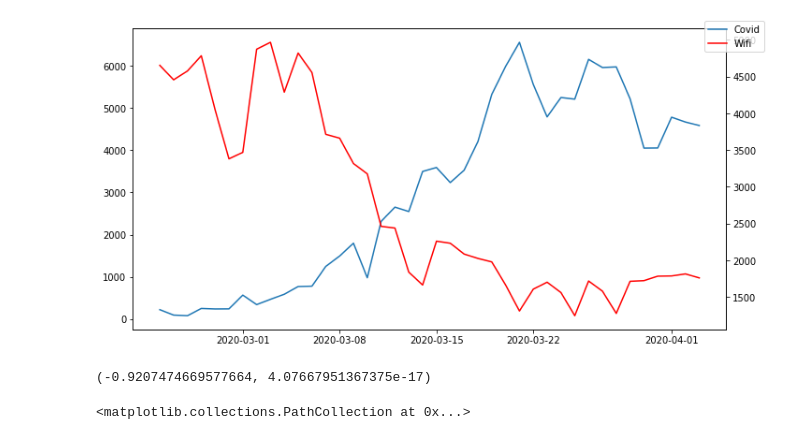
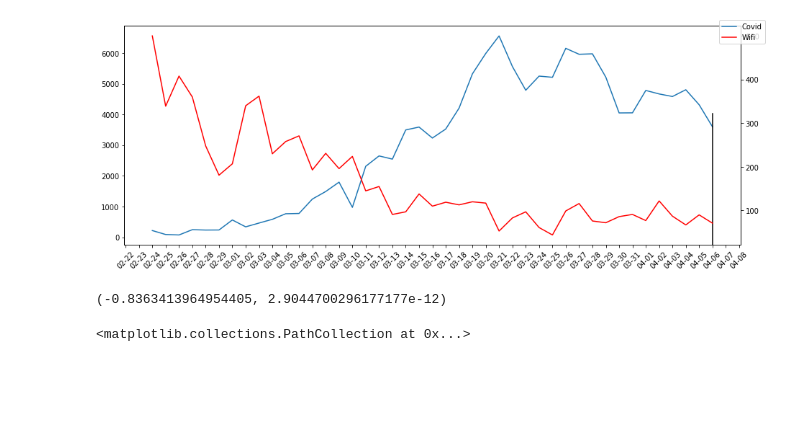
Before and after one commit to Bertonc98/BadCharts, a Jupyter notebook: covid_charts.ipynb, the cells around one changed output. Saved outputs shown, nothing was run; the diff lists cells and outputs as text; code cells hidden in the pictures; blank space fills up the shorter version.

Commit message:
Vertical line wifi-covid

```diff
--- a/covid_charts.ipynb
+++ b/covid_charts.ipynb
@@ -106,29 +106,36 @@ plt.show()
 # %%
 #Correlazione
-nuovi_data = csv['nuovi_positivi'][:40]
-wifi_csv = pd.read_csv('wifi.csv', sep=';', parse_dates=True)
+nuovi_data = csv['nuovi_positivi']
+wifi_csv = pd.read_csv('http://dati.comune.milano.it/dataset/4682cb43-fcb4-488e-b4db-a8b88f3ef1fe/resource/07caba9c-770e-4466-90dc-e09a686a3b7d/download/20200408-230033_registered.csv', sep=';', parse_dates=True)
 wifi_csv=wifi_csv[wifi_csv['Data']>='2020-02-24 00:00:00+02:00']
 wifi_data=wifi_csv.groupby(['Data']).sum()
 # %%
+extract = min(len(x_values), len(wifi_data))
 
-time_base = wifi_data['Valore']
-
-fig, ax1 = plt.subplots(figsize=(10,5))
+fig, ax1 = plt.subplots(figsize=(13,5))
 ax2 = ax1.twinx()
 
-ax1.plot(x_values[:40], nuovi_data)
-ax2.plot(x_values[:40], wifi_data['Valore'], 'r-')
+formatter = mdates.DateFormatter("%m-%d")
 
+locator =mdates.DayLocator()
+ax1.xaxis.set_major_formatter(formatter)
+ax1.xaxis.set_major_locator(locator)
+ax2.xaxis.set_major_formatter(formatter)
+ax2.xaxis.set_major_locator(locator)
+
+ax1.plot(x_values[:extract], nuovi_data[:extract])
+ax2.plot(x_values[:extract], wifi_data['Valore'].iloc[:extract], 'r-')
+plt.setp(ax1.xaxis.get_majorticklabels(), rotation=45 )
 fig.legend(["Covid", "Wifi"])
-
+ax1.axvline(x=x_values[-3], ymax=0.6, color='black')
 fig.tight_layout()
 plt.show()
 # %% [output]
-[figure, old version]
+[figure, new version]
 # %%
-st.pearsonr(nuovi_data,wifi_data['Valore'])
+st.pearsonr(nuovi_data[:extract],wifi_data['Valore'].iloc[:extract])
 # %% [output]
-(-0.9207474669577664, 4.07667951367375e-17)
+(-0.8363413964954405, 2.9044700296177177e-12)
 # %%
 plt.scatter(nuovi_data, wifi_data['Valore'])
 # %% [output]
```
Also changed, not shown: parts of 5 cells of this notebook.
